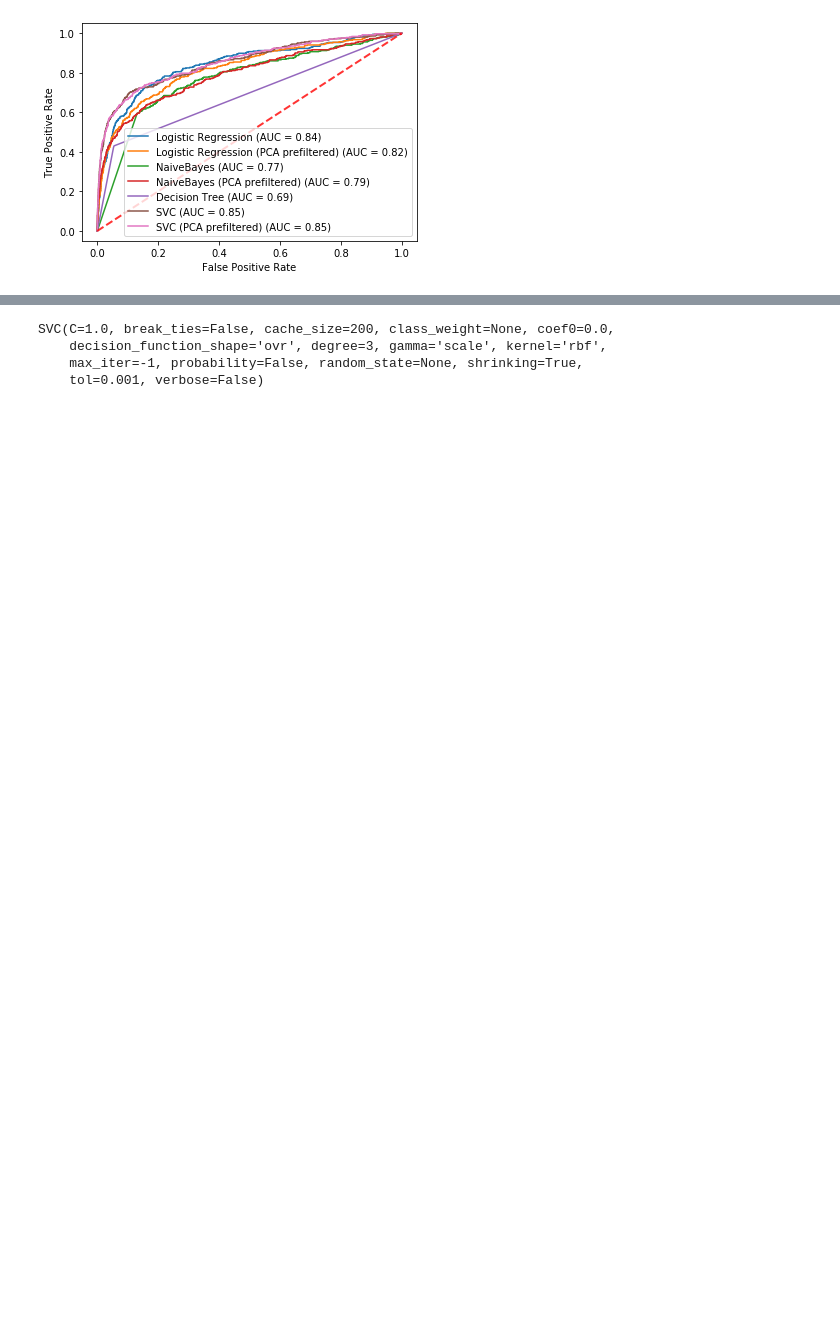
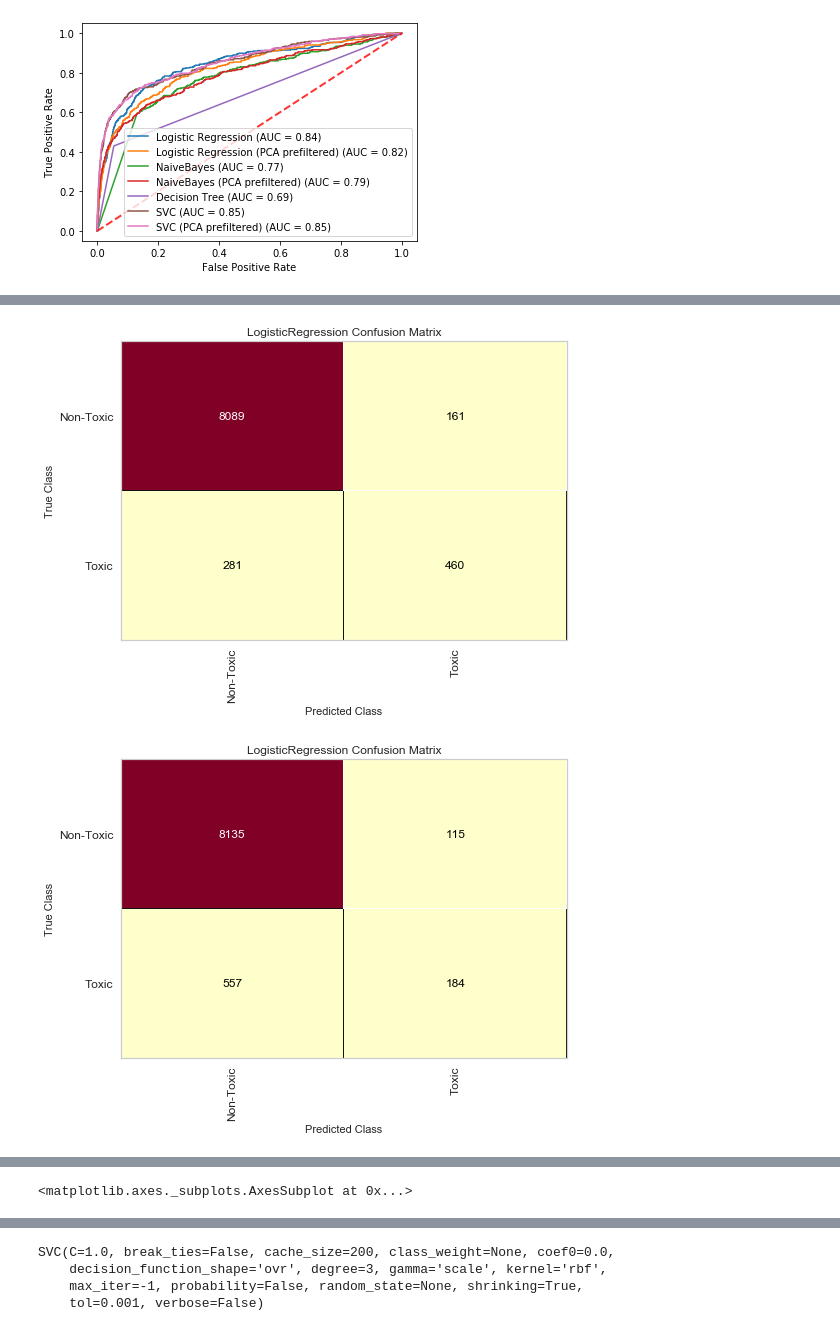
Before and after one commit to Stop-Argyle/curly-octo-garbanzo, a Jupyter notebook: QSAR_toxicity_ML.ipynb, the cells around one changed output, grey strips where cells are left out. Saved outputs shown, nothing was run; the diff lists cells and outputs as text; code cells hidden in the pictures; blank space fills up the shorter version.

Commit message:
Added confusion matrices

```diff
--- a/QSAR_toxicity_ML.ipynb
+++ b/QSAR_toxicity_ML.ipynb
@@ -227,3 +227,29 @@ TODO:
 * some sort of visualization (clustering would probably be best)
 
 Below is the cross-validation for logistic regression, as an estimate of error for comparing models.
+# %%
+#yellowbrick loves spitting out warnings, this squelches them
+import warnings; warnings.simplefilter('ignore')
+
+cm = ConfusionMatrix(log_model, classes=['Non-Toxic','Toxic'])
+cm.score(X, y_int)
+cm.show()
+
+cm = ConfusionMatrix(log_model2, classes=['Non-Toxic','Toxic'])
+cm.score(X_pca, y_int)
+cm.show()
+
+cm = ConfusionMatrix(tree_model, classes=['Non-Toxic','Toxic'])
+cm.score(X, y_int)
+cm.show()
+
+cm = ConfusionMatrix(svc_model, classes=['Non-Toxic','Toxic'])
+cm.score(X, y_int)
+cm.show()
+
+cm = ConfusionMatrix(svc_model2, classes=['Non-Toxic','Toxic'])
+cm.score(X_pca, y_int)
+cm.show()
+# %% [output]
+[figure, added]
+[figure, added]
@@ -230,3 +259,4 @@ Below is the cross-validation for logistic regression, as an estimate of error f
+<matplotlib.axes._subplots.AxesSubplot at 0x...>
 # %%
 #cross validation (for logistic regression, 5x the svm training time is very long)
 
```
Also changed, not shown: parts of 9 cells of this notebook.
